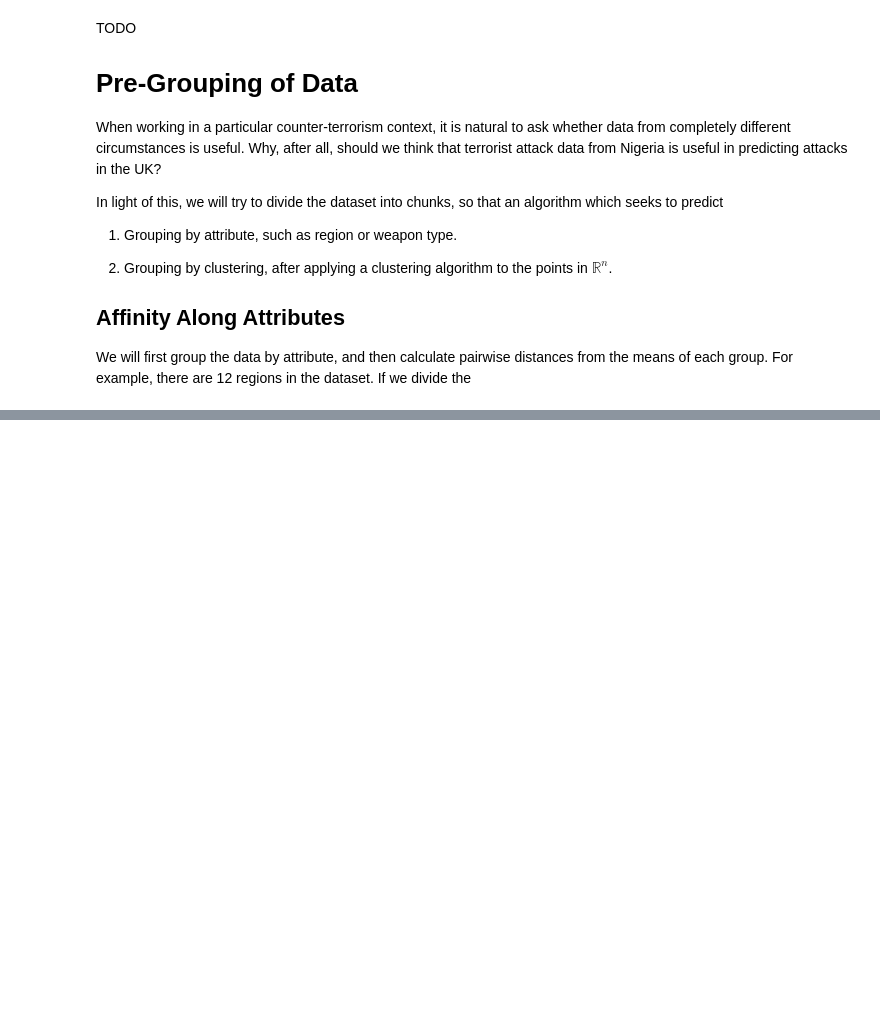
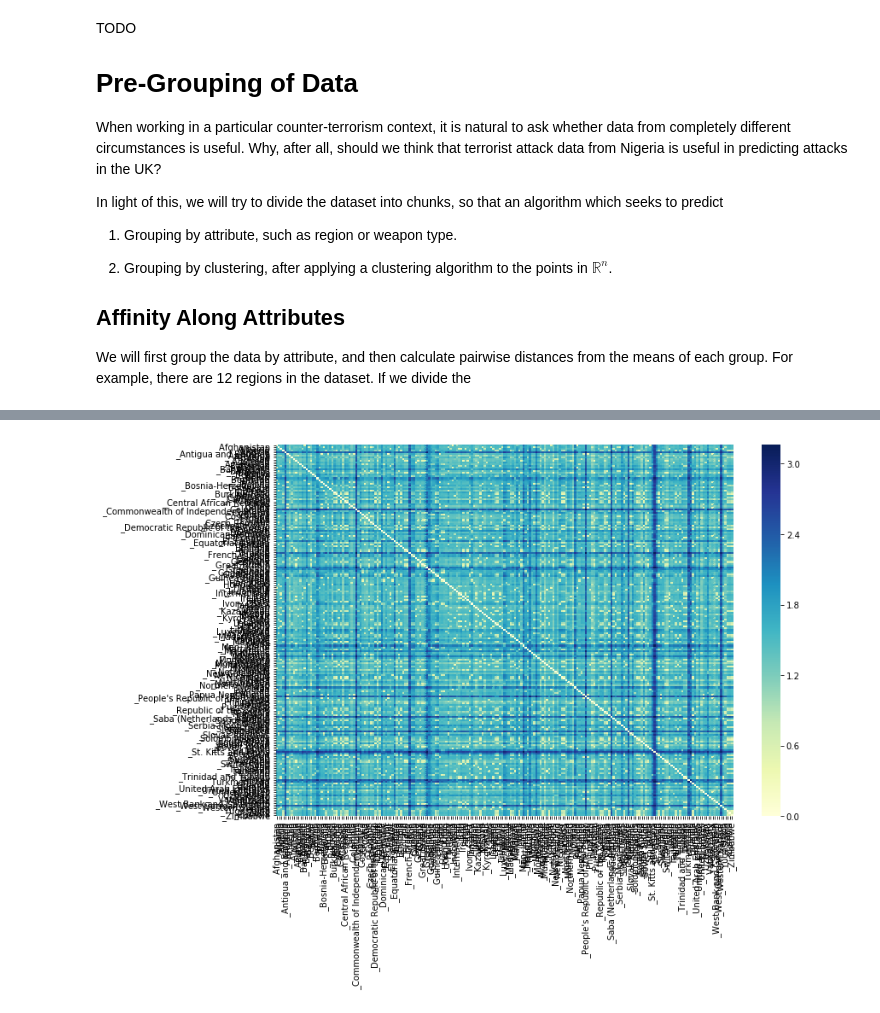
Before and after one commit to jacobakh/ML4CT, a Jupyter notebook: affinity_viz.ipynb, the cells around one changed output, grey strips where cells are left out. Cells and saved outputs as stored; diff of their text form; code cells hidden in the pictures; blank space fills up the shorter version.

```diff
--- a/affinity_viz.ipynb
+++ b/affinity_viz.ipynb
@@ -135,0 +69,4 @@ pandas.core.series.Series
+# %%
+plot_affinity_heatmap('weaptype1_txt')
+# %% [output]
+[figure, added]
```
Also changed, not shown: parts of 16 cells of this notebook, 1 other file.
